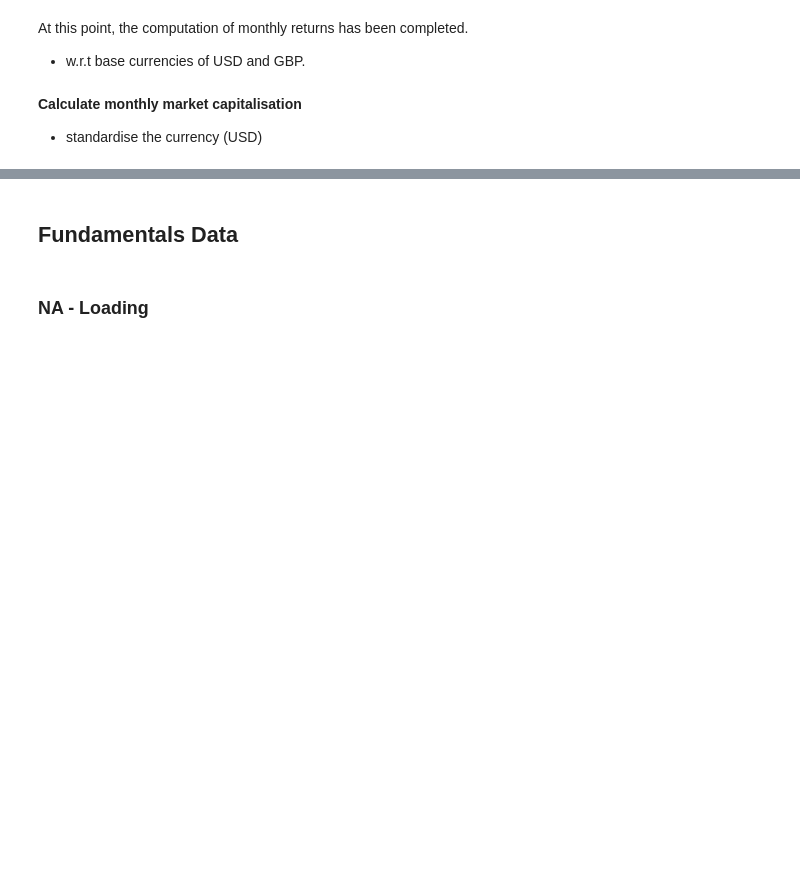
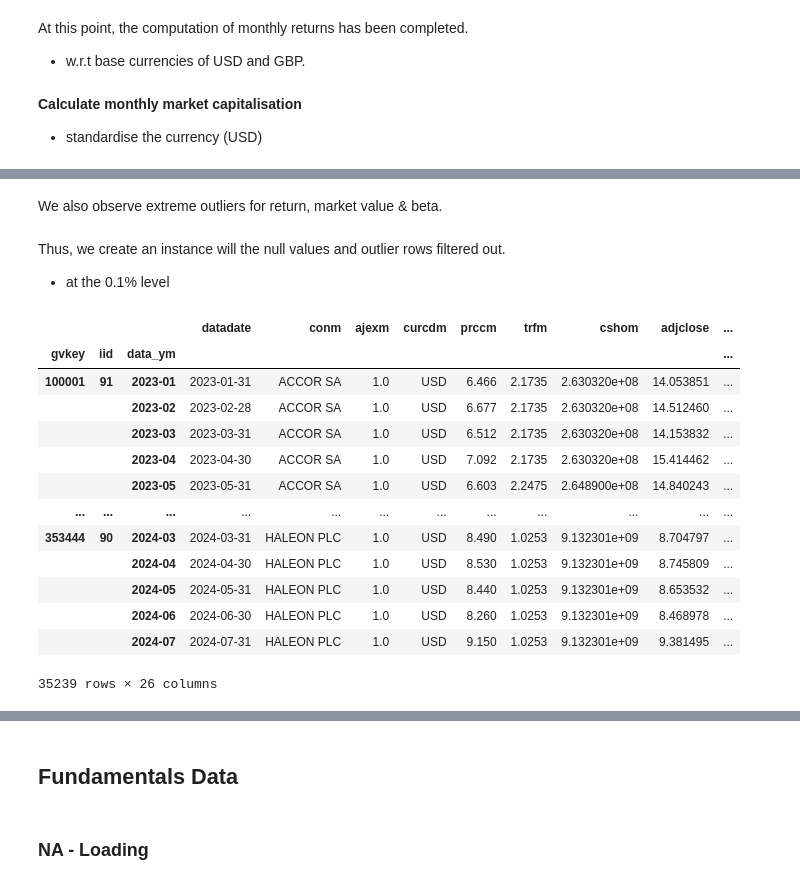
Before and after one commit to varunchodanker/MSc-Individual-Project, a Jupyter notebook: Phase1.ipynb, the cells around one changed output, grey strips where cells are left out. Drawn from its saved outputs; the diff is of its cells as text; code cells hidden in the pictures; blank space fills up the shorter version.

```diff
--- a/Phase1.ipynb
+++ b/Phase1.ipynb
@@ -1646,0 +1737,5 @@ na_returns_df
+# %%
+na_returns_df["datayear"] = na_returns_df.reset_index()["data_ym"].dt.year.values
+na_returns_df["datayear-1"] = na_returns_df["datayear"] - 1
+
+na_returns_df
@@ -1646,0 +1785,14 @@ na_returns_df
+# %%
+na_returns_beta = na_returns_df.reset_index(
+).groupby(
+    ["gvkey", "iid"] # within issues
+)[["m_USD_ret", "m_mktret"]].rolling(
+    12
+).cov().unstack()["m_mktret"].rename(
+    columns={
+        "m_USD_ret": "cov(i,m)",
+        "m_mktret": "var(m)",
+    }
+).set_index(na_returns_df.index)
+
+na_returns_beta
@@ -1646,0 +1816,9 @@ na_returns_df
+# %%
+na_returns_beta["beta"] = na_returns_beta["cov(i,m)"] / na_returns_beta["var(m)"]
+na_returns_beta = na_returns_beta.drop(columns=["cov(i,m)", "var(m)"])
+
+na_returns_beta = na_returns_beta.groupby(
+    level=["gvkey", "iid"]
+).shift()
+
+na_returns_beta
@@ -1646,0 +1842,4 @@ na_returns_df
+# %%
+na_returns_df = pd.concat([na_returns_df, na_returns_beta], axis=1)
+
+na_returns_df
@@ -1646,0 +1880,2 @@ na_returns_df
+# %% [markdown]
+We also observe extreme outliers for return, market value & beta.
@@ -1646,0 +1885,31 @@ na_returns_df
+# %% [markdown]
+Thus, we create an instance will the null values and outlier rows filtered out.
+- at the 0.1% level
+# %%
+na_returns = na_returns_df.dropna()
+
+na_returns = na_returns[
+    (na_returns["m_USD_ret"].quantile(0.001) < na_returns["m_USD_ret"])
+    & (na_returns["m_USD_ret"] < na_returns["m_USD_ret"].quantile(0.999))
+    & (na_returns["beta"].quantile(0.001) < na_returns["beta"])
+    & (na_returns["beta"] < na_returns["beta"].quantile(0.999))
+    & (na_returns["USD_mktval"].quantile(0.001) < na_returns["USD_mktval"])
+    & (na_returns["USD_mktval"] < na_returns["USD_mktval"].quantile(0.999))
+]
+
+na_returns
+# %% [output]
+|  |  |  | datadate | conm | ajexm | curcdm | prccm | trfm | cshom | adjclose | ... |
+| gvkey | iid | data_ym |  |  |  |  |  |  |  |  | ... |
+| 100001 | 91 | 2023-01 | 2023-01-31 | ACCOR SA | 1.0 | USD | 6.466 | 2.1735 | 2.630320e+08 | 14.053851 | ... |
+|  |  | 2023-02 | 2023-02-28 | ACCOR SA | 1.0 | USD | 6.677 | 2.1735 | 2.630320e+08 | 14.512460 | ... |
+|  |  | 2023-03 | 2023-03-31 | ACCOR SA | 1.0 | USD | 6.512 | 2.1735 | 2.630320e+08 | 14.153832 | ... |
+|  |  | 2023-04 | 2023-04-30 | ACCOR SA | 1.0 | USD | 7.092 | 2.1735 | 2.630320e+08 | 15.414462 | ... |
+|  |  | 2023-05 | 2023-05-31 | ACCOR SA | 1.0 | USD | 6.603 | 2.2475 | 2.648900e+08 | 14.840243 | ... |
+| ... | ... | ... | ... | ... | ... | ... | ... | ... | ... | ... | ... |
+| 353444 | 90 | 2024-03 | 2024-03-31 | HALEON PLC | 1.0 | USD | 8.490 | 1.0253 | 9.132301e+09 | 8.704797 | ... |
+|  |  | 2024-04 | 2024-04-30 | HALEON PLC | 1.0 | USD | 8.530 | 1.0253 | 9.132301e+09 | 8.745809 | ... |
+|  |  | 2024-05 | 2024-05-31 | HALEON PLC | 1.0 | USD | 8.440 | 1.0253 | 9.132301e+09 | 8.653532 | ... |
+|  |  | 2024-06 | 2024-06-30 | HALEON PLC | 1.0 | USD | 8.260 | 1.0253 | 9.132301e+09 | 8.468978 | ... |
+|  |  | 2024-07 | 2024-07-31 | HALEON PLC | 1.0 | USD | 9.150 | 1.0253 | 9.132301e+09 | 9.381495 | ... |
+35239 rows × 26 columns
```
Also changed, not shown: parts of 36 cells of this notebook.
